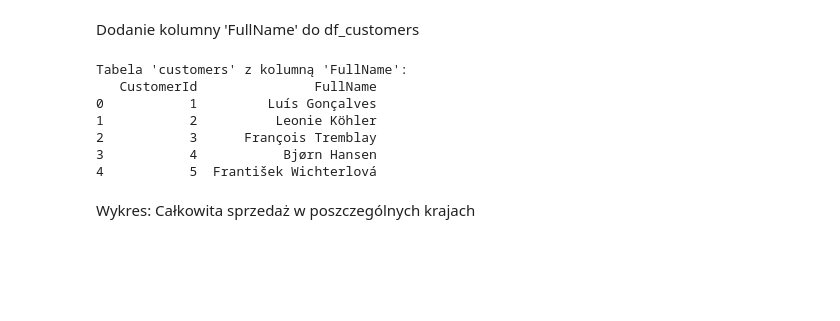
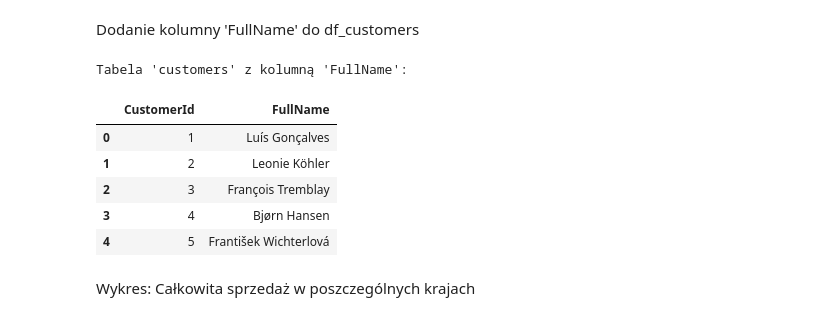
Before and after one commit to Bartek-Szewczyk/pandasProject, a Jupyter notebook: pandas.ipynb, the cells around one changed output. Cells and saved outputs as stored; diff of their text form; code cells hidden in the pictures; blank space fills up the shorter version.

```diff
--- a/pandas.ipynb
+++ b/pandas.ipynb
@@ -186,15 +162,15 @@ Dodanie kolumny 'FullName' do df_customers
 # %%
 df_customers['FullName'] = df_customers['FirstName'] + ' ' + df_customers['LastName']
 print("Tabela 'customers' z kolumną 'FullName':")
-print(df_customers[['CustomerId', 'FullName']].head())
+df_customers[['CustomerId', 'FullName']].head()
 # %% [output]
 Tabela 'customers' z kolumną 'FullName':
-   CustomerId               FullName
-0           1         Luís Gonçalves
-1           2          Leonie Köhler
-2           3      François Tremblay
-3           4           Bjørn Hansen
-4           5  František Wichterlová
+|  | CustomerId | FullName |
+| 0 | 1 | Luís Gonçalves |
+| 1 | 2 | Leonie Köhler |
+| 2 | 3 | François Tremblay |
+| 3 | 4 | Bjørn Hansen |
+| 4 | 5 | František Wichterlová |
 # %% [markdown]
 Wykres: Całkowita sprzedaż w poszczególnych krajach
 # %%
```
Also changed, not shown: parts of 7 cells of this notebook.
